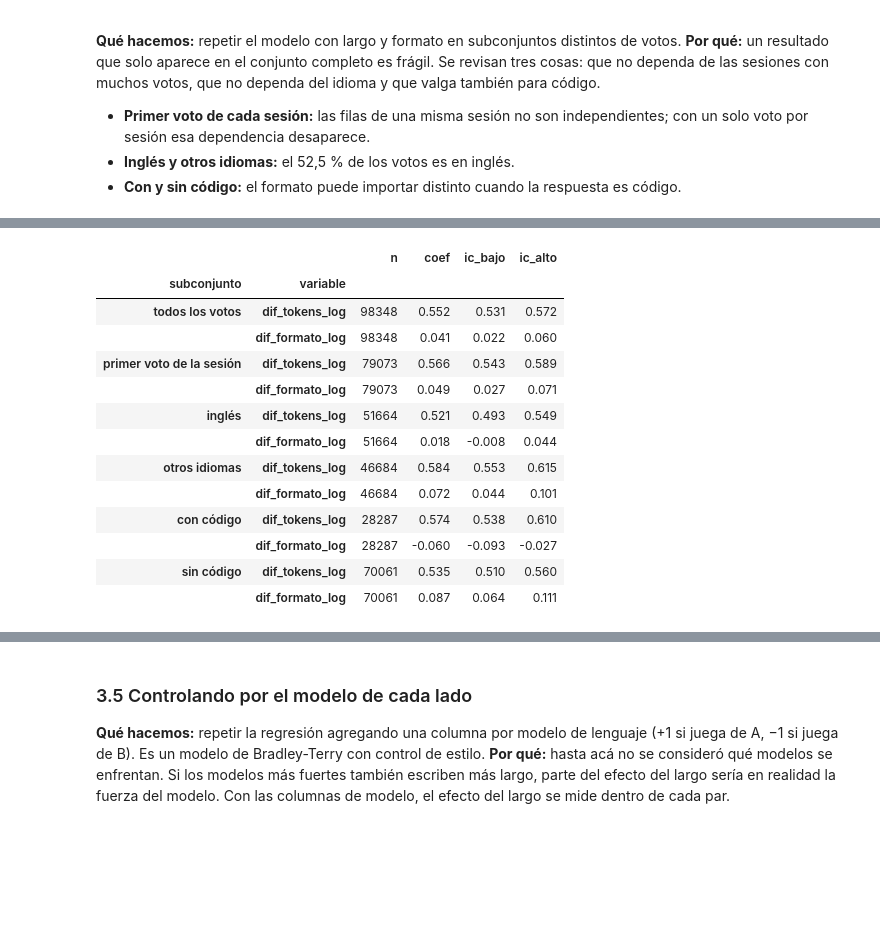
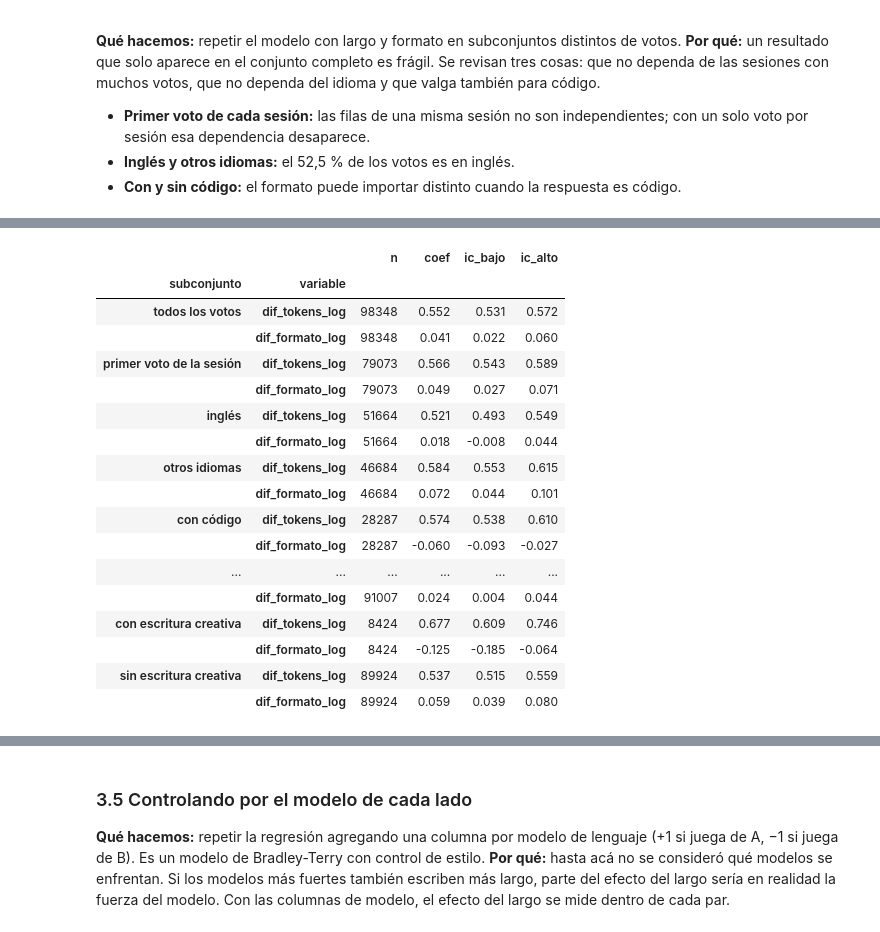
Before and after one commit to JoseFredes/lmarena-sumativa1, a Jupyter notebook: F4/F4_01_analisis_integrador.ipynb, the cells around one changed output, grey strips where cells are left out. Drawn from its saved outputs; the diff is of its cells as text; code cells hidden in the pictures; blank space fills up the shorter version.

```diff
--- a/F4/F4_01_analisis_integrador.ipynb
+++ b/F4/F4_01_analisis_integrador.ipynb
@@ -325,31 +350,39 @@ modelos[["n", "coef", "error_est", "ic_bajo", "ic_alto", "odds", "p"]].round(4)
 # %%
 from arena.analisis import coeficientes_por_subconjunto
 
 subconjuntos = {
     "todos los votos": pd.Series(True, index=d.index),
     "primer voto de la sesión": d["evaluation_order"] == 1,
     "inglés": d["language"] == "en",
     "otros idiomas": d["language"] != "en",
     "con código": d["is_code"],
     "sin código": ~d["is_code"],
+    "con matemáticas": d["cat_math"],
+    "sin matemáticas": ~d["cat_math"],
+    "con escritura creativa": d["cat_creative_writing"],
+    "sin escritura creativa": ~d["cat_creative_writing"],
 }
 robustez = coeficientes_por_subconjunto(d, subconjuntos)
 robustez[["n", "coef", "ic_bajo", "ic_alto"]].round(3)
 # %% [output]
 |  |  | n | coef | ic_bajo | ic_alto |
 | subconjunto | variable |  |  |  |  |
 | todos los votos | dif_tokens_log | 98348 | 0.552 | 0.531 | 0.572 |
 |  | dif_formato_log | 98348 | 0.041 | 0.022 | 0.060 |
 | primer voto de la sesión | dif_tokens_log | 79073 | 0.566 | 0.543 | 0.589 |
 |  | dif_formato_log | 79073 | 0.049 | 0.027 | 0.071 |
 | inglés | dif_tokens_log | 51664 | 0.521 | 0.493 | 0.549 |
 |  | dif_formato_log | 51664 | 0.018 | -0.008 | 0.044 |
 | otros idiomas | dif_tokens_log | 46684 | 0.584 | 0.553 | 0.615 |
 |  | dif_formato_log | 46684 | 0.072 | 0.044 | 0.101 |
 | con código | dif_tokens_log | 28287 | 0.574 | 0.538 | 0.610 |
 |  | dif_formato_log | 28287 | -0.060 | -0.093 | -0.027 |
-| sin código | dif_tokens_log | 70061 | 0.535 | 0.510 | 0.560 |
-|  | dif_formato_log | 70061 | 0.087 | 0.064 | 0.111 |
+| ... | ... | ... | ... | ... | ... |
+|  | dif_formato_log | 91007 | 0.024 | 0.004 | 0.044 |
+| con escritura creativa | dif_tokens_log | 8424 | 0.677 | 0.609 | 0.746 |
+|  | dif_formato_log | 8424 | -0.125 | -0.185 | -0.064 |
+| sin escritura creativa | dif_tokens_log | 89924 | 0.537 | 0.515 | 0.559 |
+|  | dif_formato_log | 89924 | 0.059 | 0.039 | 0.080 |
 # %%
 from arena.plots import plot_coeficientes
 
```
Also changed, not shown: parts of 4 cells of this notebook.
